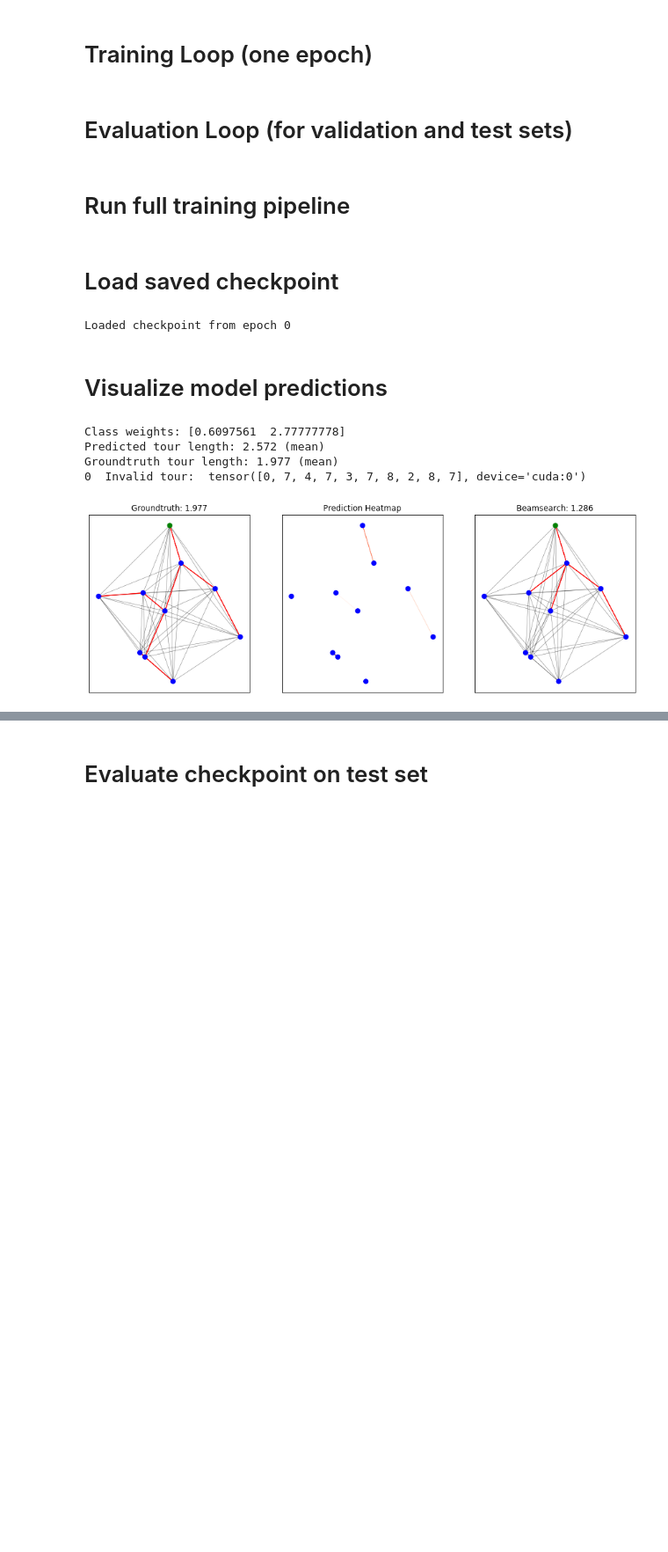
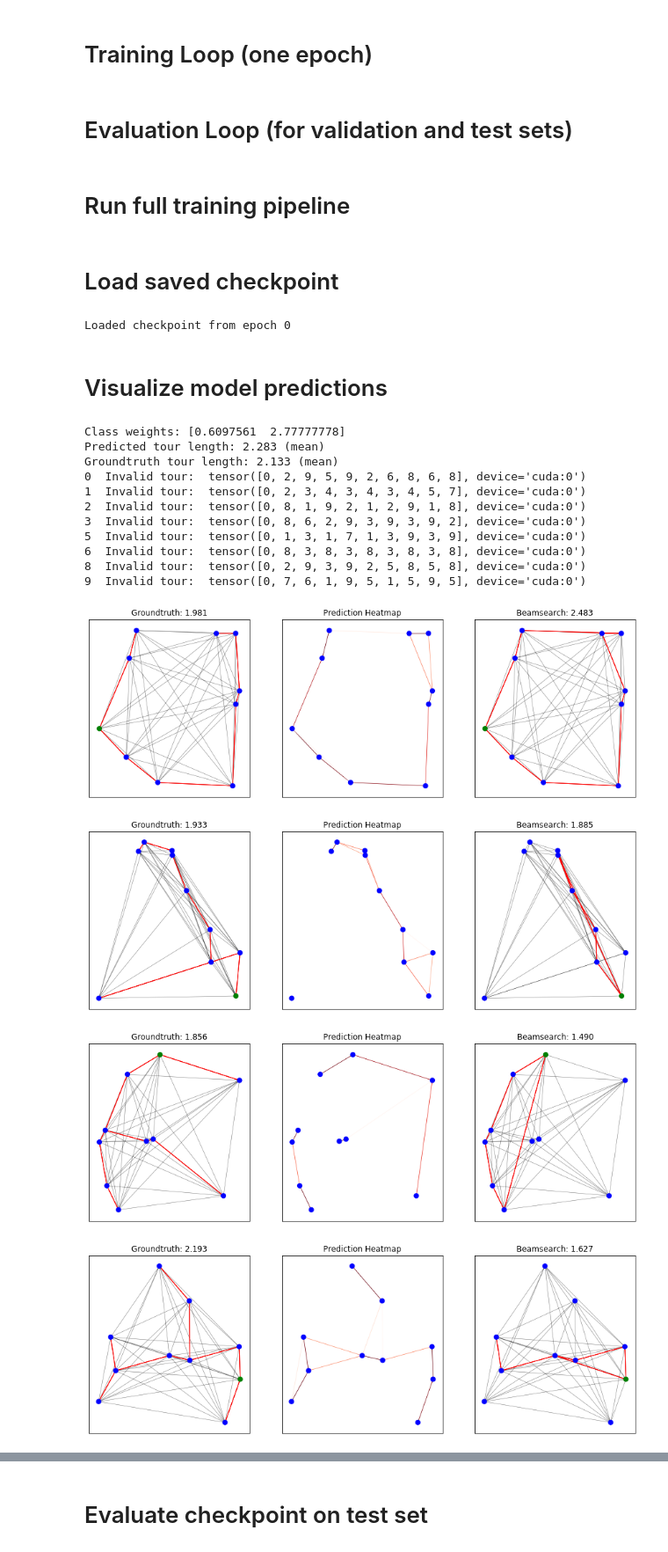
Before and after one commit to BrandonKates/graph-convnet-tsp, a Jupyter notebook: main_mst.ipynb, the cells around one changed output, grey strips where cells are left out. Shown at 88% size. Saved outputs shown, nothing was run; the diff lists cells and outputs as text; code cells hidden in the pictures; blank space fills up the shorter version.

```diff
--- a/main_mst.ipynb
+++ b/main_mst.ipynb
@@ -569,7 +569,7 @@ def main(config):
                 'epoch': epoch,
                 'model_state_dict': net.state_dict(),
                 'optimizer_state_dict': optimizer.state_dict(),
-                'train_loss': train_loss,
+                'train_ssloss': train_loss,
                 'val_loss': val_loss,
             }, log_dir+f"checkpoint_epoch{epoch}.tar")
 
@@ -608,7 +608,7 @@ if notebook_mode==True:
     # Set evaluation mode
     net.eval()
 
-    batch_size = 1
+    batch_size = 10
     num_nodes = config.num_nodes
     num_neighbors = config.num_neighbors
     beam_size = config.beam_size
@@ -628,34 +628,44 @@ if notebook_mode==True:
         # Compute class weights
         edge_labels = y_edges.cpu().numpy().flatten()
         edge_cw = compute_class_weight("balanced", classes=np.unique(edge_labels), y=edge_labels)
         print("Class weights: {}".format(edge_cw))
 
         # Forward pass
         y_preds, loss = net.forward(x_edges, x_edges_values, x_nodes, x_nodes_coord, y_edges, edge_cw)
         loss = loss.mean()
 
         # Get batch beamsearch tour prediction
         bs_nodes = beamsearch_tour_nodes_shortest(
             y_preds, x_edges_values, beam_size, batch_size, num_nodes, dtypeFloat, dtypeLong, probs_type='raw')
         #bs_nodes = beamsearch_tour_nodes(
             #y_preds, beam_size, batch_size, num_nodes, dtypeFloat, dtypeLong, probs_type='logits')
 
         # Compute mean tour length
         pred_tour_len = mean_tour_len_nodes(x_edges_values, bs_nodes)
         gt_tour_len = np.mean(batch.mst_len)
         print("Predicted tour length: {:.3f} (mean)\nGroundtruth tour length: {:.3f} (mean)".format(pred_tour_len, gt_tour_len))
 
         # Sanity check
         for idx, nodes in enumerate(bs_nodes):
             if not is_valid_tour(nodes, num_nodes):
                 print(idx, " Invalid tour: ", nodes)
 
         # Plot prediction visualizations
         plot_predictions_beamsearch(x_nodes_coord, x_edges, x_edges_values, y_edges, y_preds, bs_nodes, num_plots=batch_size)
         #plot_predictions(x_nodes_coord, x_edges, x_edges_values, y_edges, y_preds, num_plots=batch_size)
 # %% [output]
 Class weights: [0.6097561  2.77777778]
-Predicted tour length: 2.572 (mean)
-Groundtruth tour length: 1.977 (mean)
-0  Invalid tour:  tensor([0, 7, 4, 7, 3, 7, 8, 2, 8, 7], device='cuda:0')
+Predicted tour length: 2.283 (mean)
+Groundtruth tour length: 2.133 (mean)
+0  Invalid tour:  tensor([0, 2, 9, 5, 9, 2, 6, 8, 6, 8], device='cuda:0')
+1  Invalid tour:  tensor([0, 2, 3, 4, 3, 4, 3, 4, 5, 7], device='cuda:0')
+2  Invalid tour:  tensor([0, 8, 1, 9, 2, 1, 2, 9, 1, 8], device='cuda:0')
+3  Invalid tour:  tensor([0, 8, 6, 2, 9, 3, 9, 3, 9, 2], device='cuda:0')
+5  Invalid tour:  tensor([0, 1, 3, 1, 7, 1, 3, 9, 3, 9], device='cuda:0')
+6  Invalid tour:  tensor([0, 8, 3, 8, 3, 8, 3, 8, 3, 8], device='cuda:0')
+8  Invalid tour:  tensor([0, 2, 9, 3, 9, 2, 5, 8, 5, 8], device='cuda:0')
+9  Invalid tour:  tensor([0, 7, 6, 1, 9, 5, 1, 5, 9, 5], device='cuda:0')
-[figure, old version]
+[figure, new version]
+[figure, added]
+[figure, added]
+[figure, added]
```
Also changed, not shown: parts of 14 cells of this notebook.
